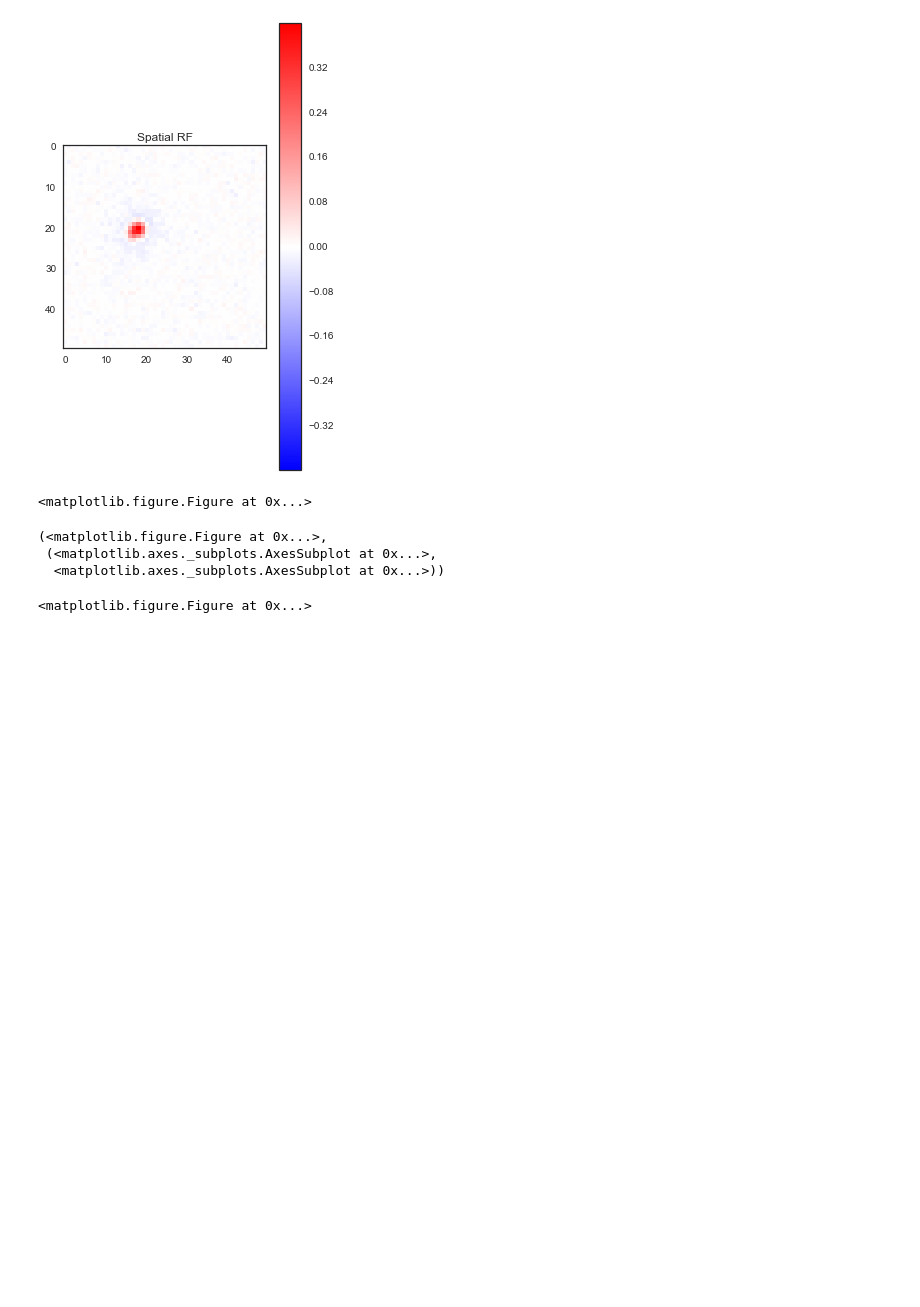
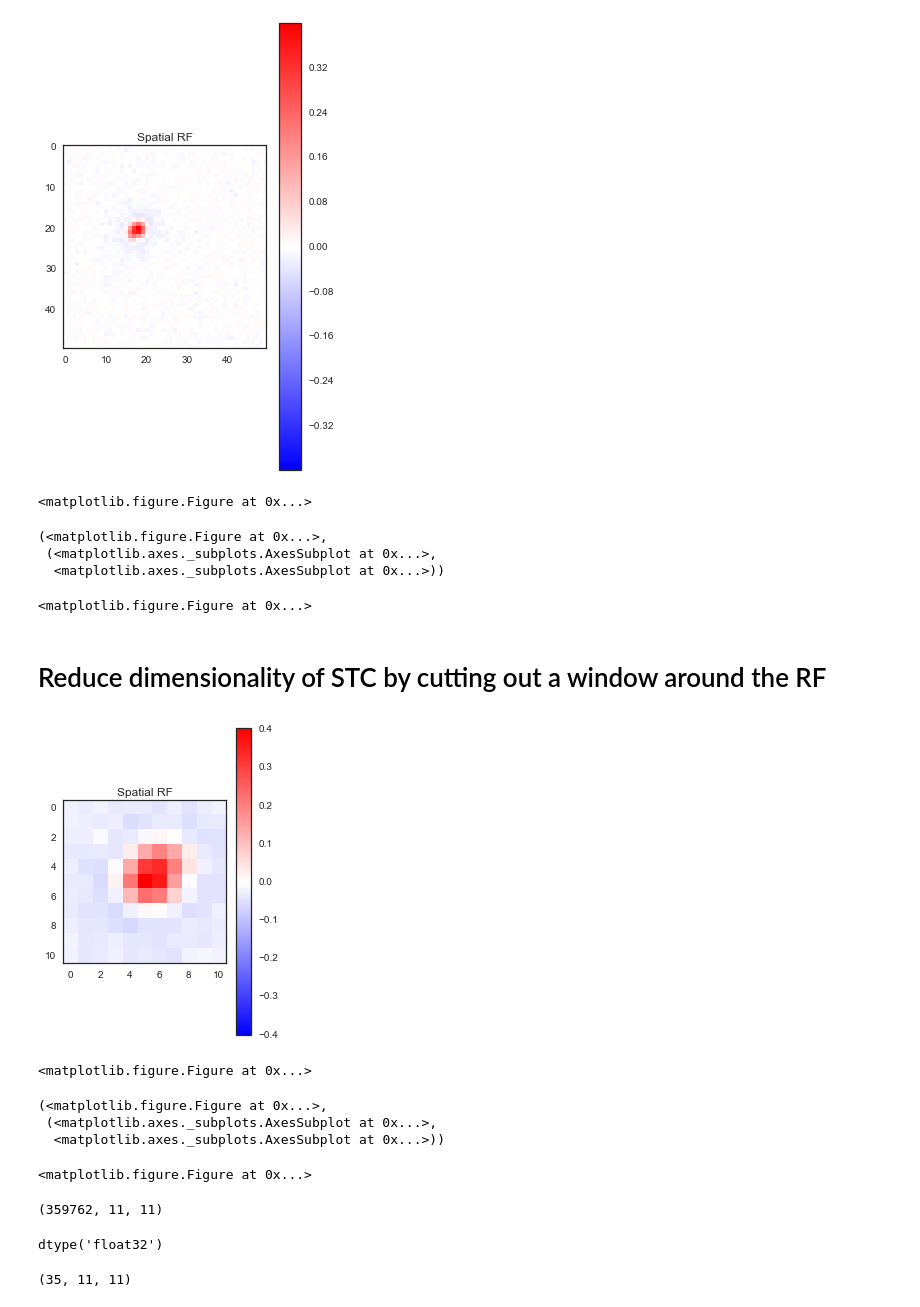
Before and after one commit to baccuslab/deep-retina, a Jupyter notebook: notebooks/STC Analysis-12-4.ipynb, the cells around one changed output. Drawn from its saved outputs; the diff is of its cells as text; code cells hidden in the pictures; blank space fills up the shorter version.

```diff
--- a/notebooks/STC Analysis-12-4.ipynb
+++ b/notebooks/STC Analysis-12-4.ipynb
@@ -202,3 +202,14 @@ pyviz.plotsta(tax, sta)
  (<matplotlib.axes._subplots.AxesSubplot at 0x...>,
   <matplotlib.axes._subplots.AxesSubplot at 0x...>))
 <matplotlib.figure.Figure at 0x...>
+# %% [markdown]
+# Reduce dimensionality of STC by cutting out a window around the RF
+# %%
+pyviz.plotsta(tax, ft.cutout(sta, idx=np.flipud(ft.filterpeak(sta)[1]), width=5))
+# %% [output]
+[figure, added]
+<matplotlib.figure.Figure at 0x...>
+(<matplotlib.figure.Figure at 0x...>,
+ (<matplotlib.axes._subplots.AxesSubplot at 0x...>,
+  <matplotlib.axes._subplots.AxesSubplot at 0x...>))
+<matplotlib.figure.Figure at 0x...>
@@ -204,0 +218,8 @@ pyviz.plotsta(tax, sta)
+# %%
+Xcut.shape
+# %% [output]
+(359762, 11, 11)
+# %%
+Xcut.dtype
+# %% [output]
+dtype('float32')
@@ -204,0 +228,4 @@ pyviz.plotsta(tax, sta)
+# %%
+sta_cut.shape
+# %% [output]
+(35, 11, 11)
```
Also changed, not shown: parts of 22 cells of this notebook, 2 other files.
